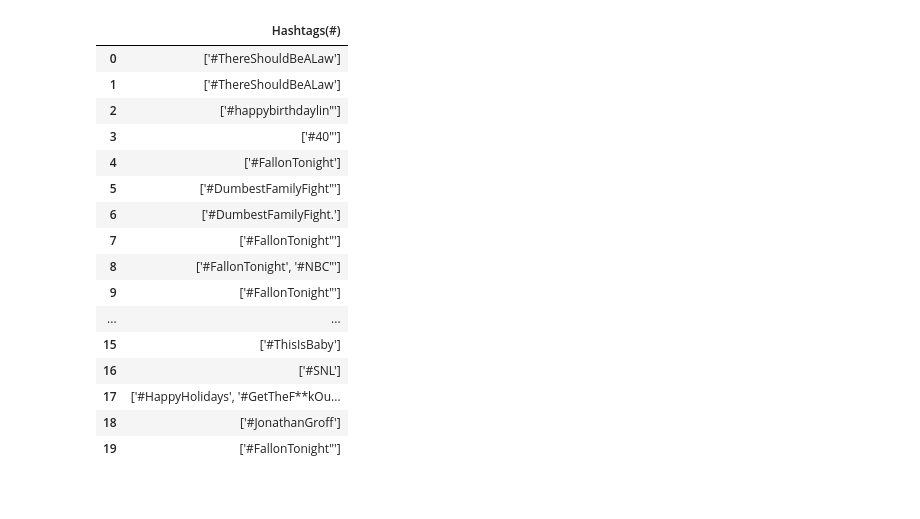
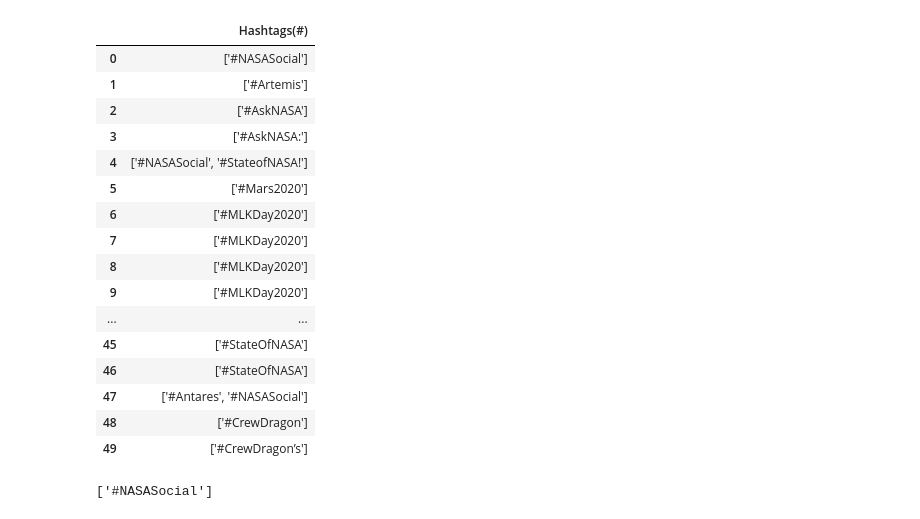
Before and after one commit to Stu-Vic/Project2_Visualize_Me_Captain, a Jupyter notebook: IYNPB files/MongoTestQuery.ipynb, the cells around one changed output. Drawn from its saved outputs; the diff is of its cells as text; code cells hidden in the pictures.

```diff
--- a/IYNPB files/MongoTestQuery.ipynb
+++ b/IYNPB files/MongoTestQuery.ipynb
@@ -14,34 +14,39 @@
 # %%
 # Set Up PyMongo
 import pymongo
 import pandas as pd
+from flask import jsonify
 
 client = pymongo.MongoClient("mongodb+srv://AtlasTwitter:1FineTwitterApp!@twittercluster.ycq9k.mongodb.net/")
 mongo_db = client["Tweets_DB"]
 mongo_collection = mongo_db["Combined_Tweets"]
 
 # Define A Person to Query
 # Searches for non-empty hashtag results
-QueryIdentity = "Jimmy Fallon"
-testoutput =  mongo_collection.find( { "Identity": QueryIdentity, "Hashtags(#)": {"$ne" : '[]'} },{ "_id": 0, "Hashtags(#)": 1} ).limit(20)
+QueryIdentity = "NASA"
+testoutput =  mongo_collection.find( { "Identity": QueryIdentity, "Hashtags(#)": {"$ne" : '[]'} },{ "_id": 0, "Hashtags(#)": 1} ).limit(50)
 
 test_df = pd.DataFrame(list(testoutput))
-test_df.head(20)
+test_df.head(50)
 # %% [output]
 |  | Hashtags(#) |
-| 0 | ['#ThereShouldBeALaw'] |
-| 1 | ['#ThereShouldBeALaw'] |
-| 2 | ['#happybirthdaylin"'] |
-| 3 | ['#40"'] |
-| 4 | ['#FallonTonight'] |
-| 5 | ['#DumbestFamilyFight"'] |
-| 6 | ['#DumbestFamilyFight.'] |
-| 7 | ['#FallonTonight"'] |
-| 8 | ['#FallonTonight', '#NBC"'] |
-| 9 | ['#FallonTonight"'] |
+| 0 | ['#NASASocial'] |
+| 1 | ['#Artemis'] |
+| 2 | ['#AskNASA'] |
+| 3 | ['#AskNASA:'] |
+| 4 | ['#NASASocial', '#StateofNASA!'] |
+| 5 | ['#Mars2020'] |
+| 6 | ['#MLKDay2020'] |
+| 7 | ['#MLKDay2020'] |
+| 8 | ['#MLKDay2020'] |
+| 9 | ['#MLKDay2020'] |
 | ... | ... |
-| 15 | ['#ThisIsBaby'] |
-| 16 | ['#SNL'] |
-| 17 | ['#HappyHolidays', '#GetTheF**kOu... |
-| 18 | ['#JonathanGroff'] |
-| 19 | ['#FallonTonight"'] |
+| 45 | ['#StateOfNASA'] |
+| 46 | ['#StateOfNASA'] |
+| 47 | ['#Antares', '#NASASocial'] |
+| 48 | ['#CrewDragon'] |
+| 49 | ['#CrewDragon’s'] |
+# %%
+eval(test_df['Hashtags(#)'][0])
+# %% [output]
+['#NASASocial']
```
Also changed, not shown: parts of 5 cells of this notebook, 1 other file.
